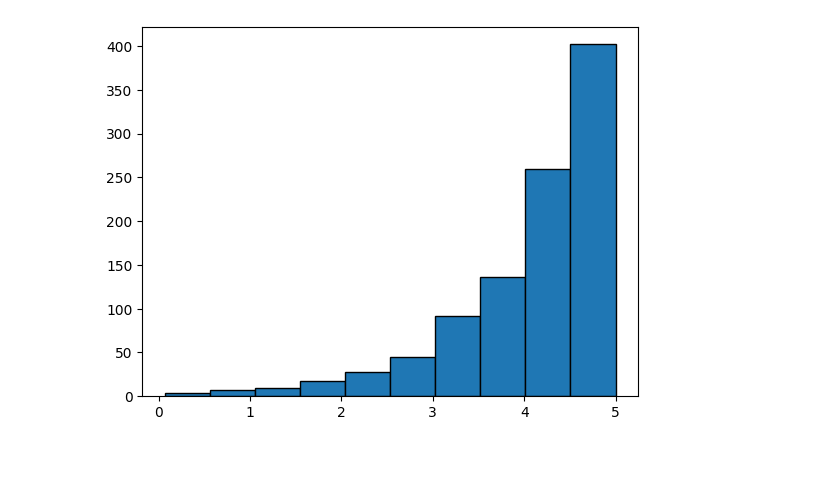
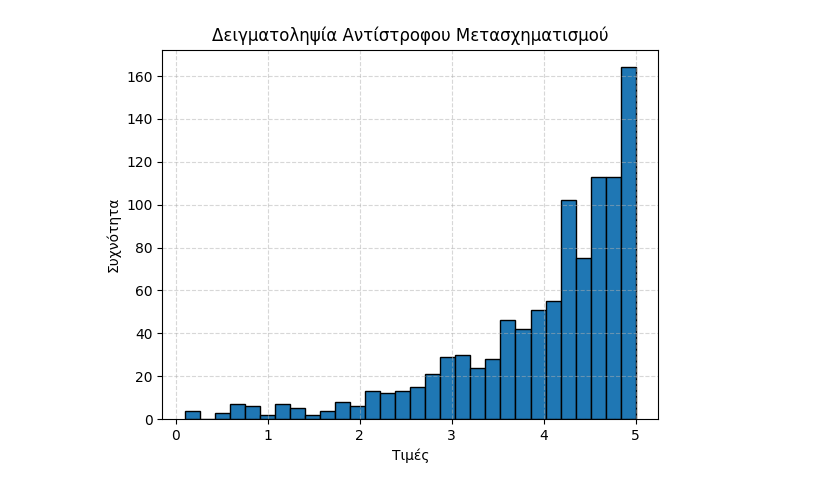
Before and after one commit to costpetrides/Computational-Physics, a Jupyter notebook: Random Numbers Gen./3.ipynb, the cells around one changed output. Cells and saved outputs as stored; diff of their text form; code cells hidden in the pictures; blank space fills up the shorter version.

```diff
--- a/Random Numbers Gen./3.ipynb
+++ b/Random Numbers Gen./3.ipynb
@@ -3,18 +3,27 @@
 # %%
 import numpy as np
 import matplotlib.pyplot as plt
-x=[]
 
-c=np.exp(5)-1
+# Σταθερά κανονικοποίησης
+c = np.exp(5) - 1
 
 def u():
-  return np.random.rand()   #Function that gives one radnom  number (0,1)
+    """Παράγει έναν τυχαίο αριθμό από ομοιόμορφη κατανομή [0,1)."""
+    return np.random.rand()
 
-def Finv(x):
-  return np.log(1 +x*c)
+def Finv(u_val):
+    """Αντίστροφη αθροιστική κατανομή F^{-1}(u)."""
+    return np.log(1 + u_val * c)
 
-x=[Finv(u()) for i in range(1000)]         # Tips!!
-plt.hist(x, ec='black')
+# Δημιουργία 1000 τυχαίων δειγμάτων από την κατανομή e^x στο [0,5]
+samples = [Finv(u()) for _ in range(1000)]
+
+# Σχεδίαση ιστογράμματος
+plt.hist(samples, bins=30, edgecolor='black')
+plt.title("Δειγματοληψία Αντίστροφου Μετασχηματισμού")
+plt.xlabel("Τιμές")
+plt.ylabel("Συχνότητα")
+plt.grid(True, linestyle='--', alpha=0.5)
 plt.show()
 # %% [output]
-[figure, old version]
+[figure, new version]
```
